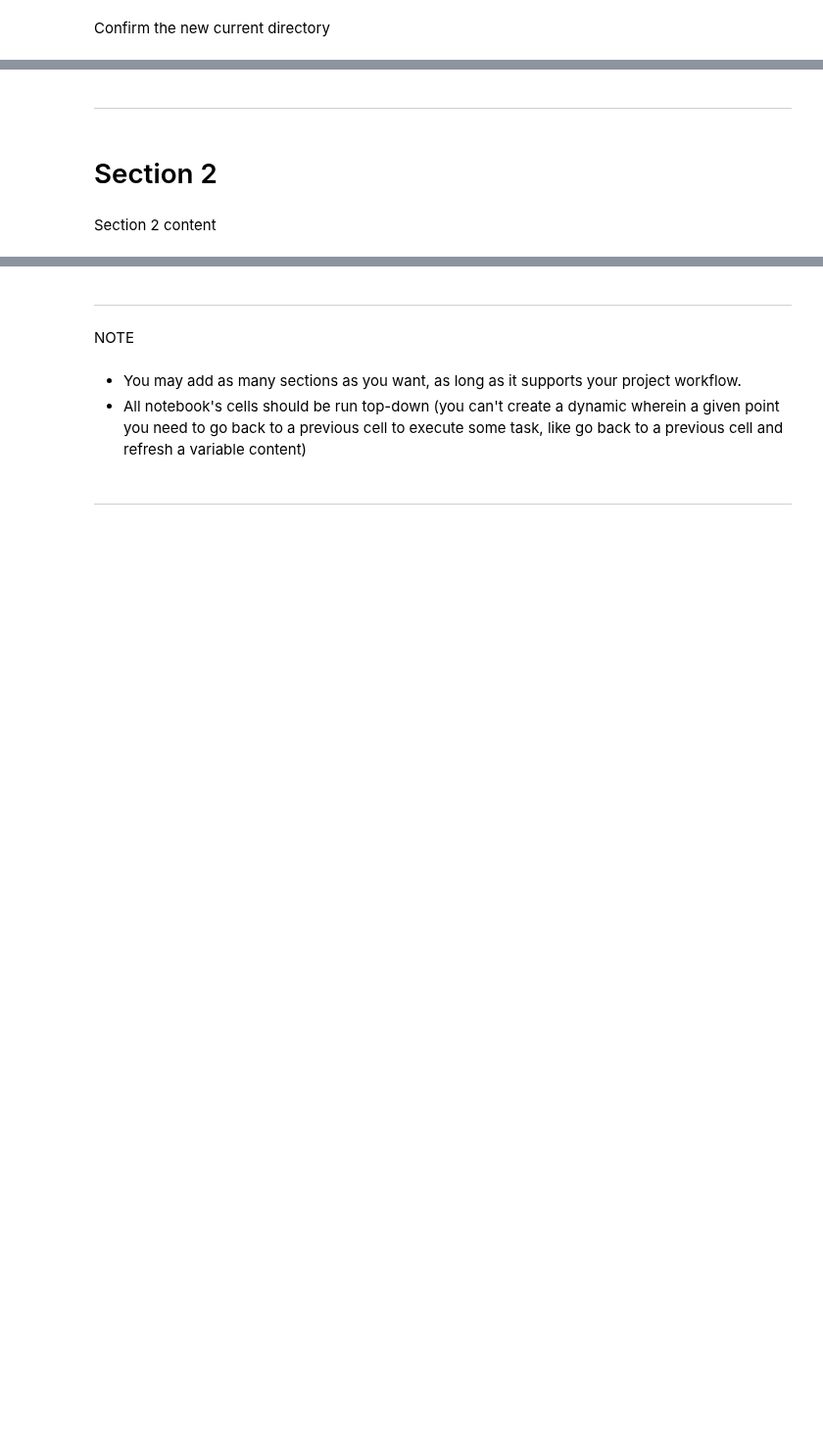
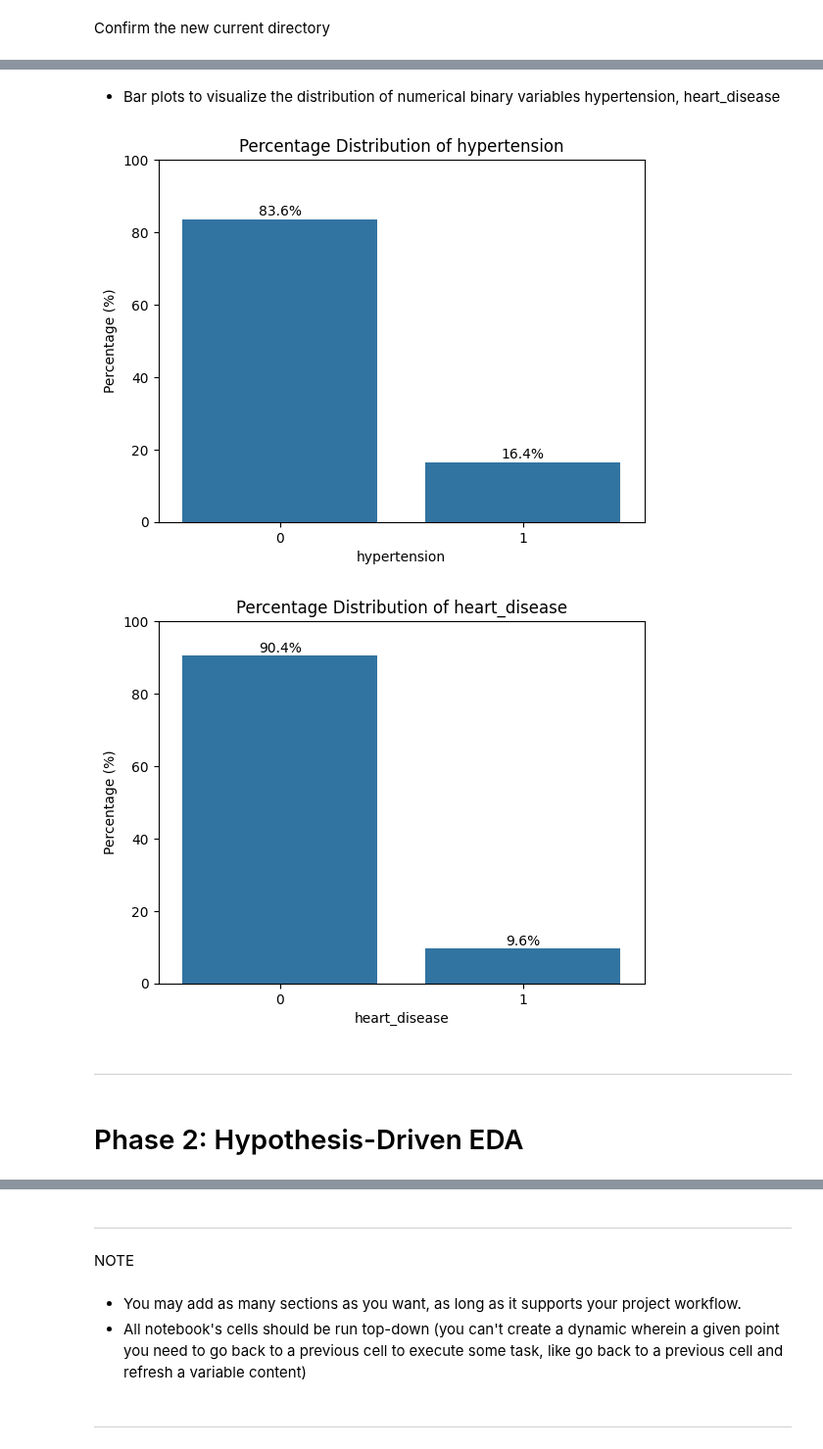
Before and after one commit to nivedhita369/Healthcare_Diabetes_Analysis, a Jupyter notebook: jupyter_notebooks/EDA.ipynb, the cells around one changed output, grey strips where cells are left out. Shown at 98% size. Saved outputs shown, nothing was run; the diff lists cells and outputs as text; code cells hidden in the pictures; blank space fills up the shorter version.

```diff
--- a/jupyter_notebooks/EDA.ipynb
+++ b/jupyter_notebooks/EDA.ipynb
@@ -47,0 +65,3 @@ Section 1 content
+# %%
+df = pd.read_csv('Data/cleaned/cleaned_diabetes_data.csv')
+df.head()
@@ -47,0 +205,15 @@ Section 1 content
+# %%
+num_cols = ['age','bmi','HbA1c_level','blood_glucose_level']
+
+fig, axes = plt.subplots(nrows=2, ncols=2, figsize=(16, 16))
+axes = axes.flatten()  # flatten to loop easily
+
+for i, col in enumerate(num_cols):
+    sns.histplot(df[col], bins=30, kde=True, ax=axes[i], color='blue', edgecolor='black')
+    axes[i].set_title(f'Distribution of {col}', fontsize=16)
+    axes[i].set_xlabel(col)
+    axes[i].set_ylabel('Frequency')
+
+fig.suptitle('Histograms + KDE for Selected Numeric Columns', fontsize=18,y=1)
+plt.tight_layout()
+plt.show()
@@ -48,6 +265,31 @@ Section 1 content
+# %% [markdown]
+* Bar plots to visualize the distribution of numerical binary variables hypertension, heart_disease
+# %%
+# calculating the percentage distribution of the variables 'hypertension' and 'heart_disease'
+
+num_bin_cols = ['hypertension', 'heart_disease']
+
+for col in num_bin_cols:
+    val_counts = df[col].value_counts(normalize=True)*100
+
+    # Plot as bar chart
+
+    sns.barplot(x=val_counts.index, y=val_counts.values)
+
+    plt.title(f'Percentage Distribution of {col}')
+    plt.ylabel('Percentage (%)')
+    plt.xlabel(col)
+    plt.ylim(0, 100)  # For better scale
+
+    # Show values on top of bars
+    for i, val in enumerate(val_counts.values):
+        plt.text(i, val + 1, f'{val:.1f}%', ha='center')
+
+    plt.show()
+# %% [output]
+[figure, added]
+[figure, added]
 # %% [markdown]
 ---
-# %% [markdown]
-# Section 2
-# %% [markdown]
-Section 2 content
+# %% [markdown]
+# Phase 2: Hypothesis-Driven EDA
```
Also changed, not shown: parts of 36 cells of this notebook.
